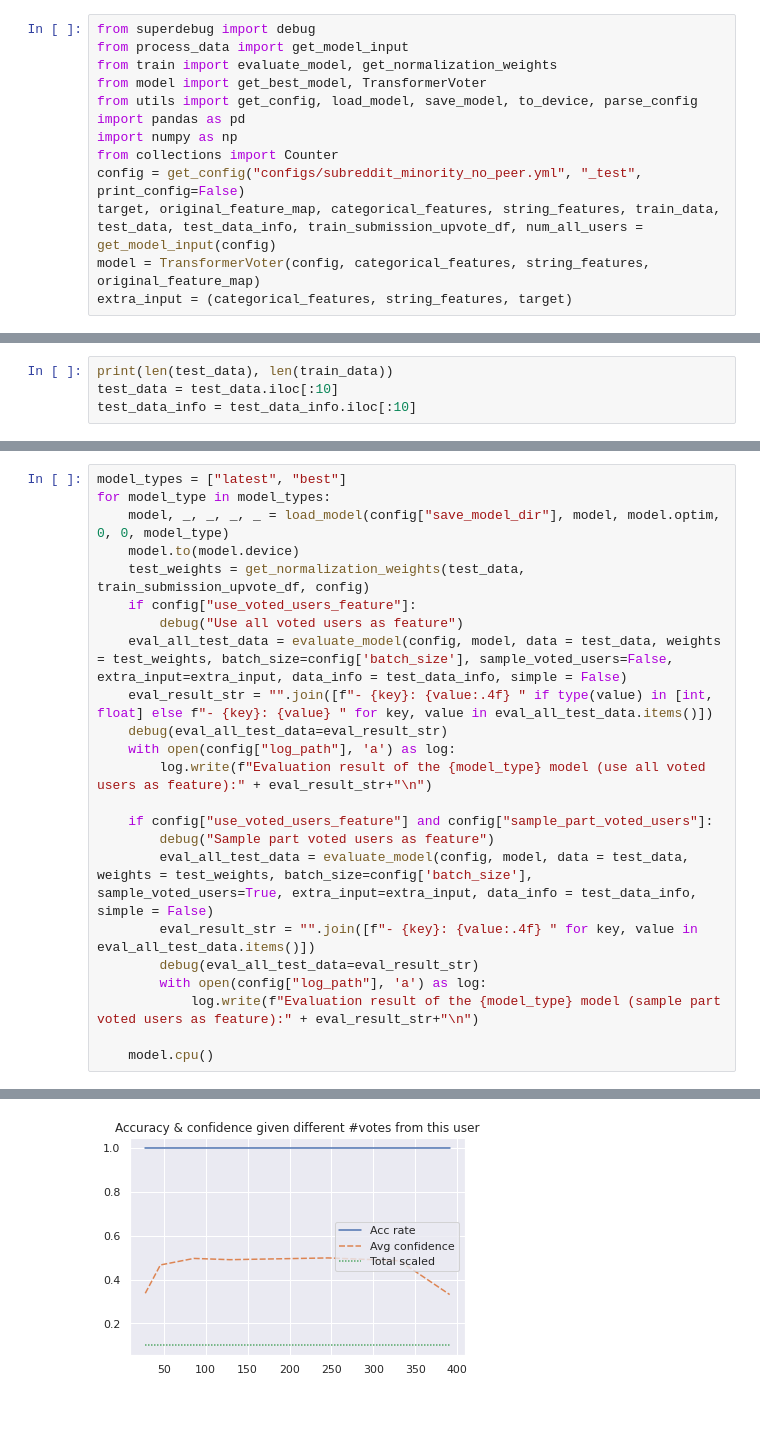
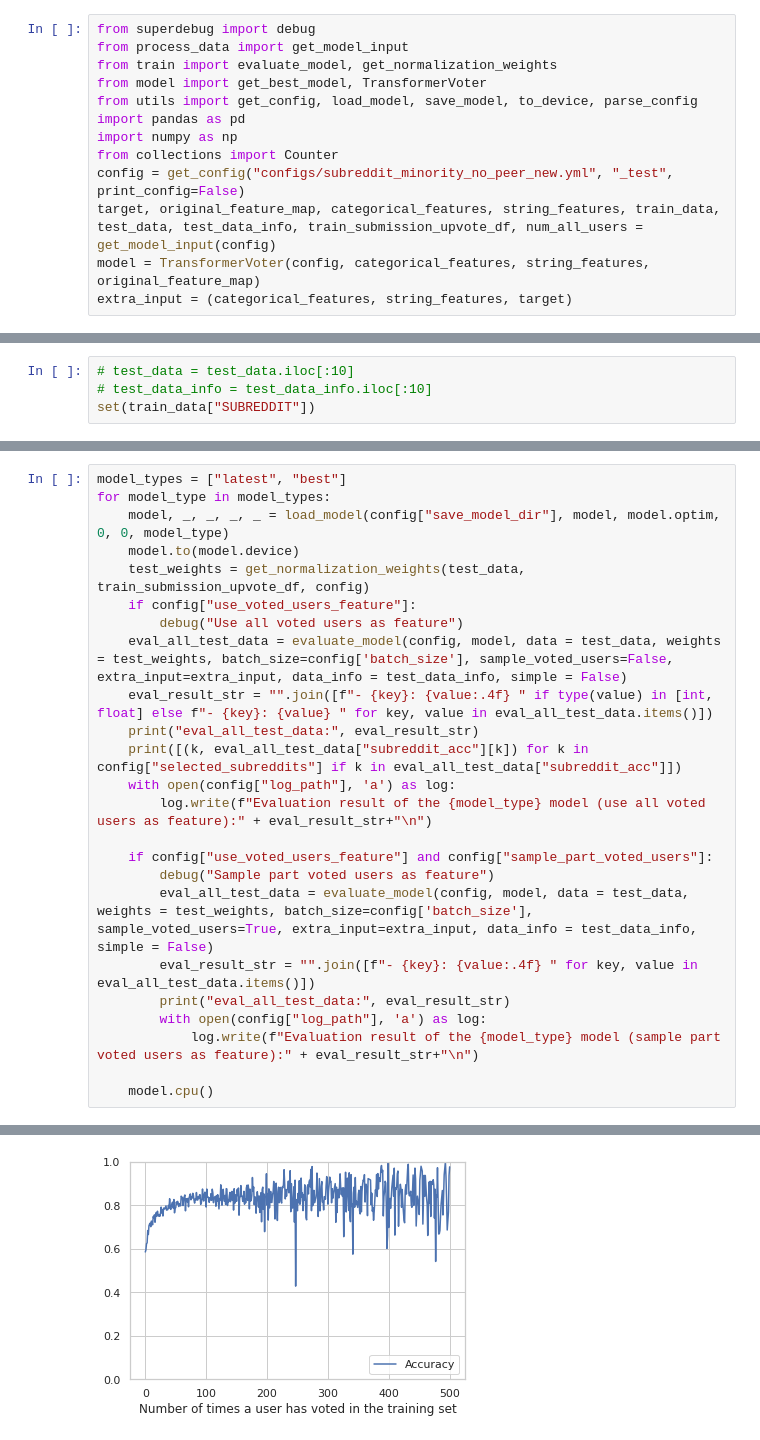
Before and after one commit to StanfordHCI/Curation-Modeling, a Jupyter notebook: test_model.ipynb, the cells around one changed output, grey strips where cells are left out. Cells and saved outputs as stored; diff of their text form; blank space fills up the shorter version.

```diff
--- a/test_model.ipynb
+++ b/test_model.ipynb
@@ -7,7 +7,7 @@ from utils import get_config, load_model, save_model, to_device, parse_config
 import pandas as pd
 import numpy as np
 from collections import Counter
-config = get_config("configs/subreddit_minority_no_peer.yml", "_test", print_config=False)
+config = get_config("configs/subreddit_minority_no_peer_new.yml", "_test", print_config=False)
 target, original_feature_map, categorical_features, string_features, train_data, test_data, test_data_info, train_submission_upvote_df, num_all_users = get_model_input(config)
 model = TransformerVoter(config, categorical_features, string_features, original_feature_map)
 extra_input = (categorical_features, string_features, target)
@@ -32,5 +35,5 @@ Some weights of the model checkpoint at prajjwal1/bert-mini were not used when i
 # %%
-print(len(test_data), len(train_data))
-test_data = test_data.iloc[:10]
-test_data_info = test_data_info.iloc[:10]
+# test_data = test_data.iloc[:10]
+# test_data_info = test_data_info.iloc[:10]
+set(train_data["SUBREDDIT"])
 # %% [output]
@@ -45,7 +65,8 @@ for model_type in model_types:
         debug("Use all voted users as feature")
     eval_all_test_data = evaluate_model(config, model, data = test_data, weights = test_weights, batch_size=config['batch_size'], sample_voted_users=False, extra_input=extra_input, data_info = test_data_info, simple = False)
     eval_result_str = "".join([f"- {key}: {value:.4f} " if type(value) in [int, float] else f"- {key}: {value} " for key, value in eval_all_test_data.items()])
-    debug(eval_all_test_data=eval_result_str)
+    print("eval_all_test_data:", eval_result_str)
+    print([(k, eval_all_test_data["subreddit_acc"][k]) for k in config["selected_subreddits"] if k in eval_all_test_data["subreddit_acc"]])
     with open(config["log_path"], 'a') as log:
         log.write(f"Evaluation result of the {model_type} model (use all voted users as feature):" + eval_result_str+"\n")
 
@@ -53,7 +74,7 @@ for model_type in model_types:
         debug("Sample part voted users as feature")
         eval_all_test_data = evaluate_model(config, model, data = test_data, weights = test_weights, batch_size=config['batch_size'], sample_voted_users=True, extra_input=extra_input, data_info = test_data_info, simple = False)
         eval_result_str = "".join([f"- {key}: {value:.4f} " for key, value in eval_all_test_data.items()])
-        debug(eval_all_test_data=eval_result_str)
+        print("eval_all_test_data:", eval_result_str)
         with open(config["log_path"], 'a') as log:
             log.write(f"Evaluation result of the {model_type} model (sample part voted users as feature):" + eval_result_str+"\n")
 
@@ -75 +104 @@ How well can the model predict the lurkers' opinions?
-[figure, old version]
+[figure, new version]
```
Also changed, not shown: parts of 3 cells of this notebook, 9 other files.
